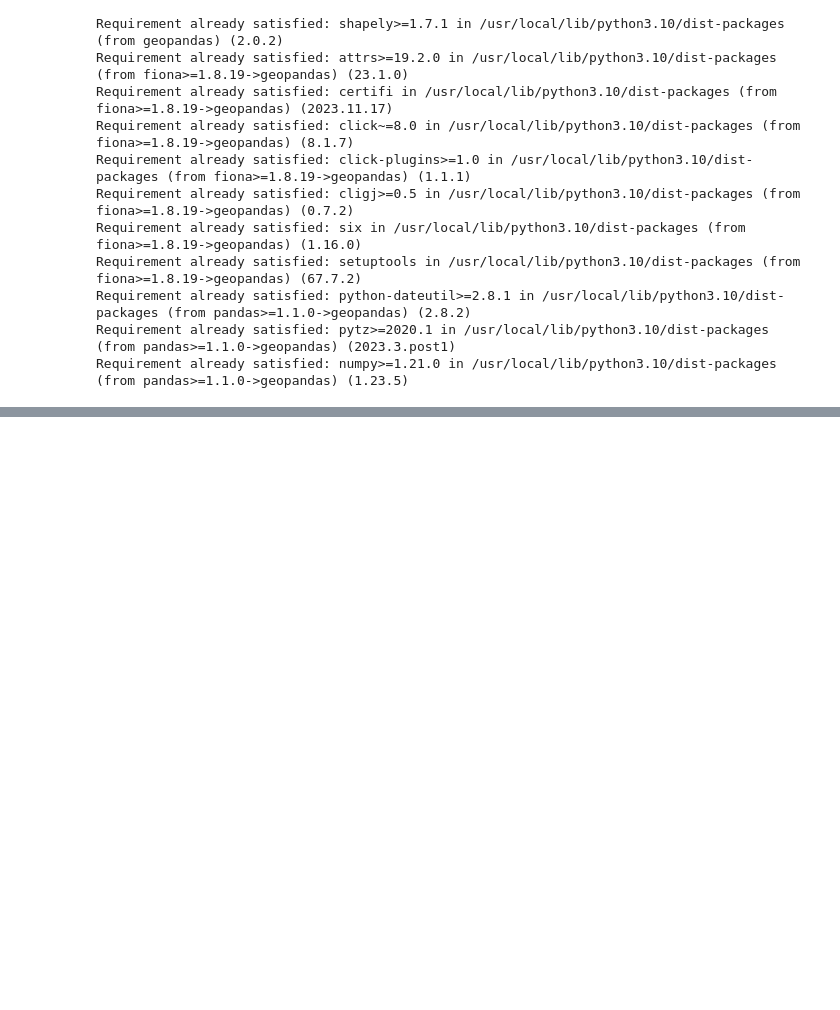
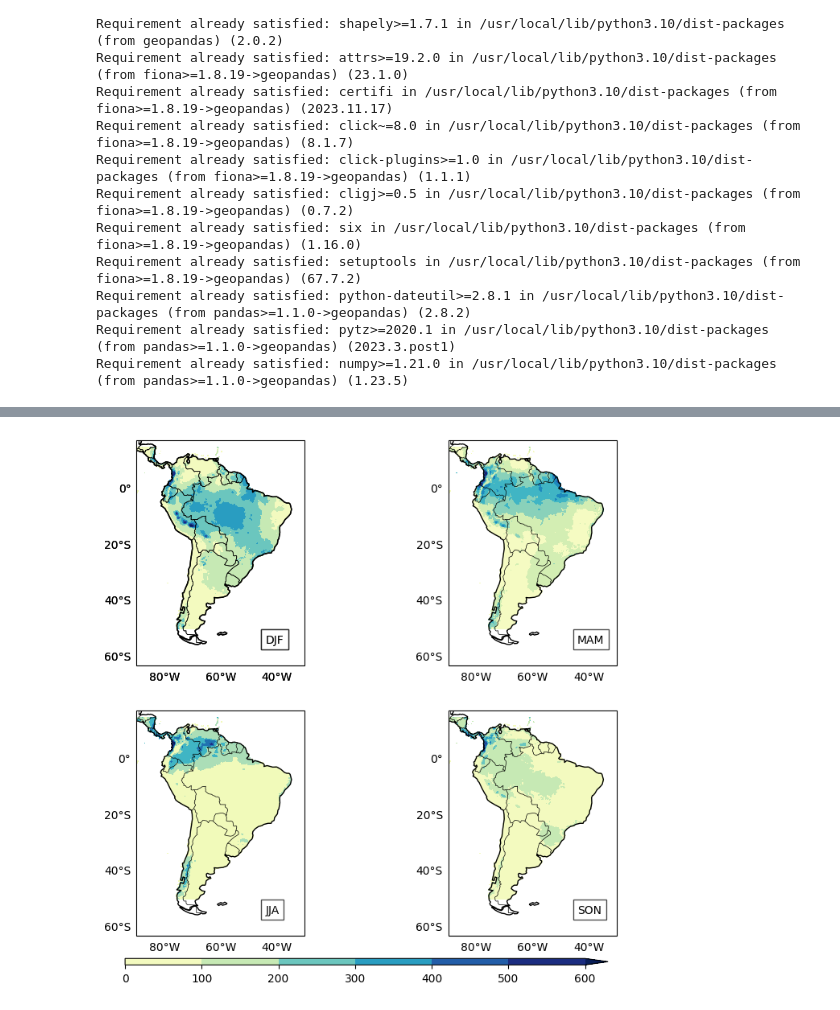
Before and after one commit to VictorGuui/INPE, a Jupyter notebook: Atividade4_6INPE.ipynb, the cells around one changed output, grey strips where cells are left out. Drawn from its saved outputs; the diff is of its cells as text; code cells hidden in the pictures; blank space fills up the shorter version.

```diff
--- a/Atividade4_6INPE.ipynb
+++ b/Atividade4_6INPE.ipynb
@@ -53,7 +60,7 @@ import geopandas as gpd
 # %%
 estados = gpd.read_file("/content/drive/MyDrive/BR_UF_2022.shx")
 # %%
-dsetAnomalia = xr.open_dataset("/content/drive/MyDrive/Climatologia_AmericaDoSul_CHIRPS_1991-2020.nc")
+dsetAnomalia = xr.open_dataset("/content/drive/MyDrive/Climatologia_AmericaDoSul_CHIRPS.nc")
 # %%
 lat = dsetAnomalia.latitude.values
 lon = dsetAnomalia.longitude.values
@@ -159,0 +215,2 @@ plt.savefig('anomalia_jan_2004.png', dpi=300)
+# %%
+precipitacao = precipitacao.sel(time=slice('1998-01-01', '2022-12-01'))
@@ -159,0 +237,42 @@ plt.savefig('anomalia_jan_2004.png', dpi=300)
+# %%
+sclim = precipitacao.groupby('time.season').mean('time')
+# %%
+def create_plot(ax, nrow, ncol, data, tlon, season=''):
+    ax.set_extent((-90.0, -30.0, -60.0, 15.0))
+    ax.coastlines(resolution='110m', color='black')
+    ax.add_feature(cfeature.BORDERS, linewidth=0.5, edgecolor='black')
+
+    gl = ax.gridlines(draw_labels=True)
+    gl.xlines = False
+    gl.ylines = False
+    gl.right_labels = False
+    gl.top_labels = False
+
+    levels = np.linspace(0.0, 450.0, 11)
+    cnplot = ax.contourf(data.longitude, data.latitude, data.sel(season=season), cmap='YlGnBu', extend='max')
+    ax.text(tlon, -55, season, bbox=dict(facecolor='white', alpha=0.7))
+
+    return cnplot
+
+# Cria uma figura e uma grade de subplots
+fig = plt.figure(figsize=(10, 8))
+gs = gridspec.GridSpec(2, 2, hspace=0.2, wspace=0.00)
+
+# Define as estações que deseja plotar
+seasons = ['DJF', 'MAM', 'JJA', 'SON']
+
+# Cria e plota os subplots para cada estação
+for i, season in enumerate(seasons):
+    row = i // 2
+    col = i % 2
+    create_plot(plt.subplot(gs[row, col], projection=ccrs.PlateCarree()), row, col, sclim, -44, season)
+
+# Adiciona uma barra de cores
+cax = plt.axes([0.2, 0.065, 0.6, 0.01])
+cbar = plt.colorbar(create_plot(plt.subplot(gs[0, 0], projection=ccrs.PlateCarree()), 0, 0, sclim, -44, 'DJF'), cax=cax, orientation='horizontal', pad=0.4)
+
+# Salva a figura e a exibe
+plt.savefig('s2-CHIRPS.png', dpi=300)
+plt.show()
+# %% [output]
+[figure, added]
```
Also changed, not shown: parts of 17 cells of this notebook.
